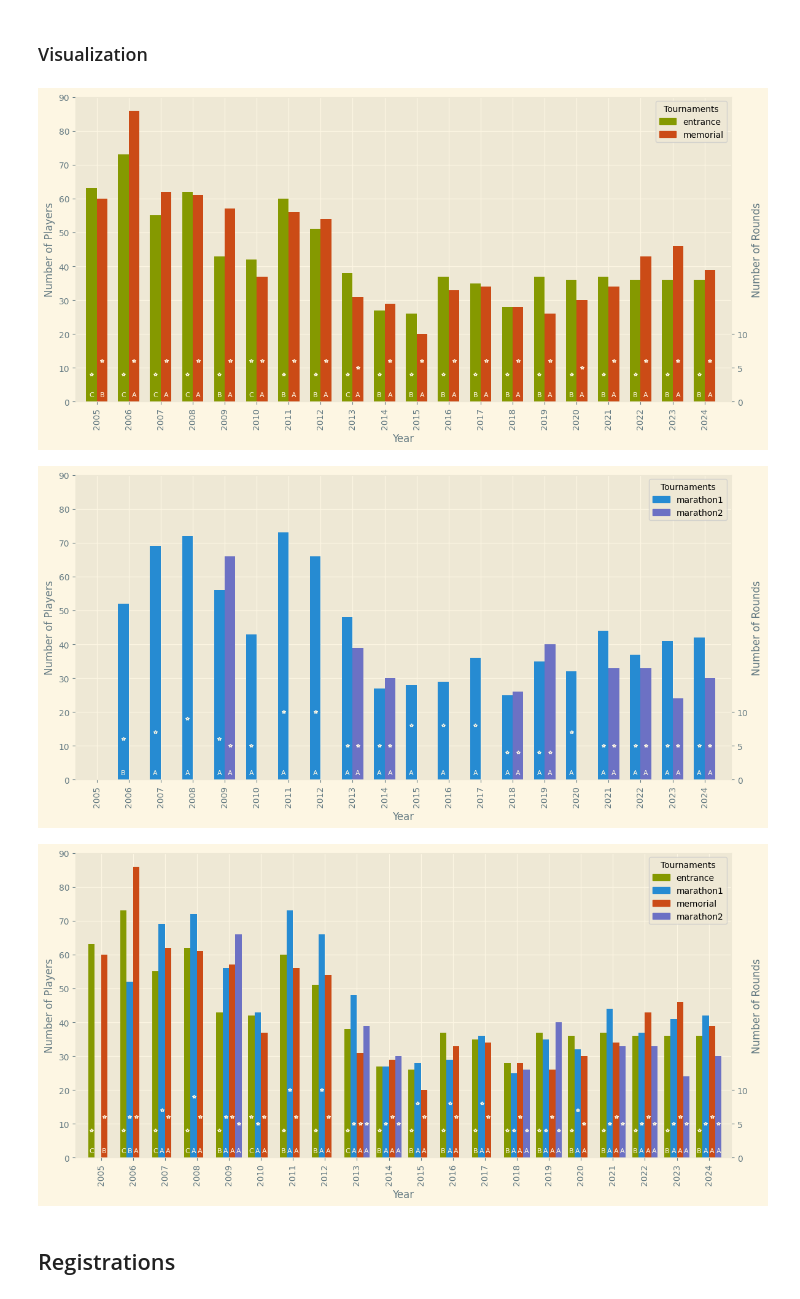
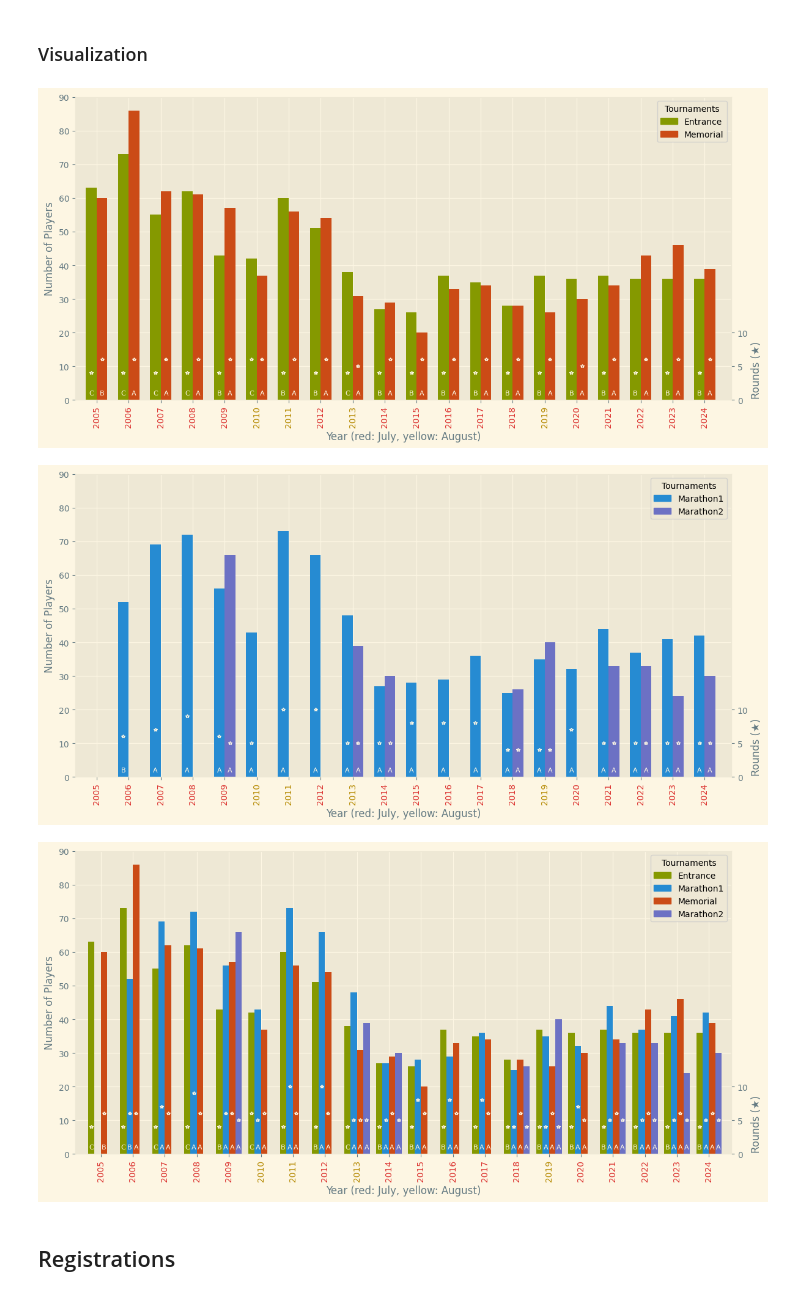
Before and after one commit to tasuki/lsg-analyze, a Jupyter notebook: notebooks/Insights.ipynb, the cells around one changed output. Drawn from its saved outputs; the diff is of its cells as text; code cells hidden in the pictures.

```diff
--- a/notebooks/Insights.ipynb
+++ b/notebooks/Insights.ipynb
@@ -6,6 +6,8 @@ import matplotlib.pyplot as plt
 import matplotlib.patches as patches
 
 plt.style.use('Solarize_Light2')
+color_cycle = plt.rcParams['axes.prop_cycle'].by_key()['color']
+blue, cyan, green, yellow, orange, red, magenta, violet = color_cycle
 # %% [markdown]
 ## Tournaments
 # %%
@@ -61,5 +63,11 @@ column_order = ['entrance', 'marathon1', 'memorial', 'marathon2']
 pivot_df = pivot_df.reorder_levels([1, 0], axis=1).sort_index(axis=1)
 pivot_df = pivot_df.reindex(columns=column_order, level=0, fill_value=0)
 
+df['dt'] = pd.to_datetime(df['date'])
+memorial_dates = df[df['type'] == 'memorial'].groupby('year')['dt'].first()
+months = memorial_dates.dt.strftime('%b')
+pivot_df.insert(0, 'month', months)
+
+
 pivot_df
 # %% [output]
@@ -89,42 +97,49 @@ def plot_tournaments(colors, tournaments):
     fig, ax1 = plt.subplots(figsize=(12, 6))
     ax2 = ax1.twinx()
 
     width = 1 / (len(tournaments) + 1)
     for i, year in enumerate(pivot_df.index):
         for j, tour in enumerate(tournaments):
             t = pivot_df[tour].iloc[i]
             if not pd.isna(t['players']):
                 ax1.bar(i + j * width, t['players'], width=width, color=colors[j])
                 ax2.plot(i + j * width, t['rounds'], '*', markerfacecolor=colors[j], markeredgecolor='#fdf6e3', markersize=4)
                 ax2.text(i + j * width, 1, t['class'], ha='center', va='center', fontsize=8, color='#fdf6e3')
 
+    ax1.set_xlabel('Year (red: July, yellow: August)')
     ax1.set_xlim(-0.5, len(pivot_df.index))
     ax1.set_xticks([i + width*(len(tournaments)/2 - 0.5) for i in range(len(pivot_df.index))])
     ax1.set_xticklabels(pivot_df.index, rotation=90)
 
-    ax1.set_xlabel('Year')
+    for label, year in zip(ax1.get_xticklabels(), pivot_df.index):
+        if pivot_df.loc[year, 'month'].iloc[0] == 'Jul':
+            label.set_color(red)
+        elif pivot_df.loc[year, 'month'].iloc[0] == 'Aug':
+            label.set_color(yellow)
+
     ax1.set_ylabel('Number of Players')
     ax1.set_ylim(0, 90)
     ax1.set_yticks(range(0, 100, 10))
 
-    ax2.set_ylabel('Number of Rounds')
+    ax2.set_ylabel('Rounds (★)')
+    ax2.yaxis.set_label_coords(1.03, 0.1)
     ax2.set_ylim(0, 45)
     ax2.set_yticks([0, 5, 10])
     ax2.grid(False)
 
-    handles = [patches.Patch(color=color, label=label) for color, label in zip(colors, tournaments)]
+    handles = [patches.Patch(color=color, label=label.capitalize()) for color, label in zip(colors, tournaments)]
     ax1.legend(handles=handles, title='Tournaments')
 
     plt.tight_layout()
     plt.show()
 
-plot_tournaments(['#859900', '#cb4b16'], ['entrance', 'memorial'])
-plot_tournaments(['#268bd2', '#6c71c4'], ['marathon1', 'marathon2'])
-plot_tournaments(['#859900', '#268bd2', '#cb4b16', '#6c71c4'], ['entrance', 'marathon1', 'memorial', 'marathon2'])
+plot_tournaments([green, orange], ['entrance', 'memorial'])
+plot_tournaments([blue, violet], ['marathon1', 'marathon2'])
+plot_tournaments([green, blue, orange, violet], ['entrance', 'marathon1', 'memorial', 'marathon2'])
 # %% [output]
-[figure, old version]
+[figure, new version]
-[figure, old version]
+[figure, new version]
-[figure, old version]
+[figure, new version]
 # %% [markdown]
 ## Registrations
 # %%
```
Also changed, not shown: parts of 1 cell of this notebook.
